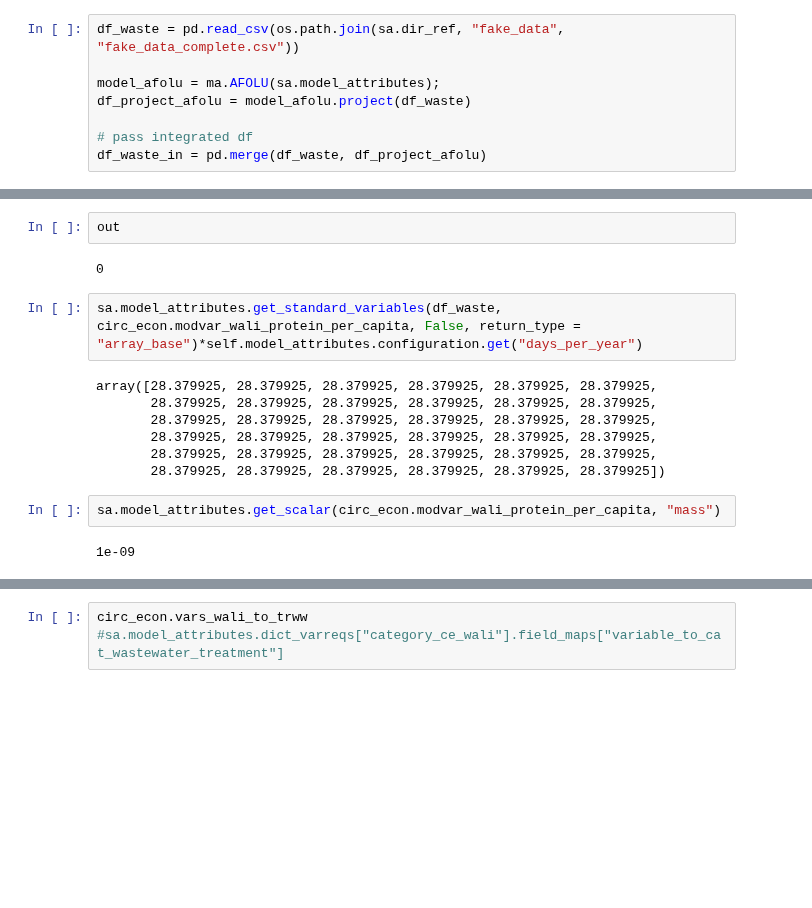
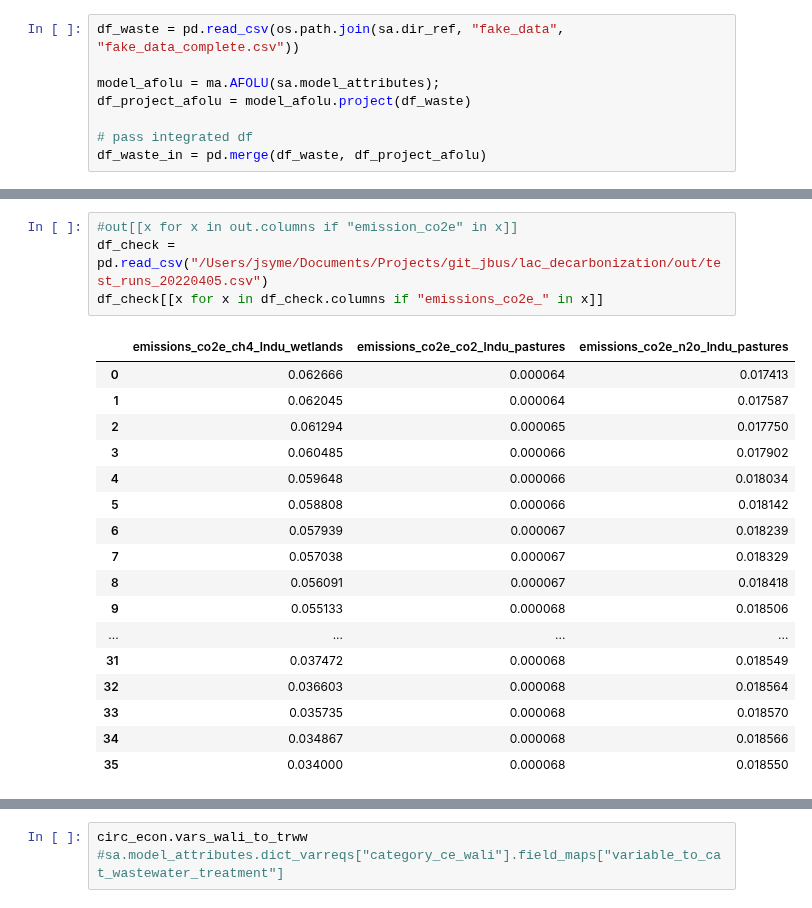
Before and after one commit to jarojasag/lac_decarbonization, a Jupyter notebook: python/build_waste.ipynb, the cells around one changed output, grey strips where cells are left out. Cells and saved outputs as stored; diff of their text form; blank space fills up the shorter version.

```diff
--- a/python/build_waste.ipynb
+++ b/python/build_waste.ipynb
@@ -649,17 +735,22 @@ np.round(time1 - time0, 3)
-# %%
-out
-# %% [output]
-0
-# %%
-sa.model_attributes.get_standard_variables(df_waste, circ_econ.modvar_wali_protein_per_capita, False, return_type = "array_base")*self.model_attributes.configuration.get("days_per_year")
-# %% [output]
-array([28.379925, 28.379925, 28.379925, 28.379925, 28.379925, 28.379925,
-       28.379925, 28.379925, 28.379925, 28.379925, 28.379925, 28.379925,
-       28.379925, 28.379925, 28.379925, 28.379925, 28.379925, 28.379925,
-       28.379925, 28.379925, 28.379925, 28.379925, 28.379925, 28.379925,
-       28.379925, 28.379925, 28.379925, 28.379925, 28.379925, 28.379925,
-       28.379925, 28.379925, 28.379925, 28.379925, 28.379925, 28.379925])
-# %%
-sa.model_attributes.get_scalar(circ_econ.modvar_wali_protein_per_capita, "mass")
-# %% [output]
-1e-09
+# %%
+#out[[x for x in out.columns if "emission_co2e" in x]]
+df_check = pd.read_csv("/Users/jsyme/Documents/Projects/git_jbus/lac_decarbonization/out/test_runs_20220405.csv")
+df_check[[x for x in df_check.columns if "emissions_co2e_" in x]]
+# %% [output]
+|  | emissions_co2e_ch4_lndu_wetlands | emissions_co2e_co2_lndu_pastures | emissions_co2e_n2o_lndu_pastures |
+| 0 | 0.062666 | 0.000064 | 0.017413 |
+| 1 | 0.062045 | 0.000064 | 0.017587 |
+| 2 | 0.061294 | 0.000065 | 0.017750 |
+| 3 | 0.060485 | 0.000066 | 0.017902 |
+| 4 | 0.059648 | 0.000066 | 0.018034 |
+| 5 | 0.058808 | 0.000066 | 0.018142 |
+| 6 | 0.057939 | 0.000067 | 0.018239 |
+| 7 | 0.057038 | 0.000067 | 0.018329 |
+| 8 | 0.056091 | 0.000067 | 0.018418 |
+| 9 | 0.055133 | 0.000068 | 0.018506 |
+| ... | ... | ... | ... |
+| 31 | 0.037472 | 0.000068 | 0.018549 |
+| 32 | 0.036603 | 0.000068 | 0.018564 |
+| 33 | 0.035735 | 0.000068 | 0.018570 |
+| 34 | 0.034867 | 0.000068 | 0.018566 |
+| 35 | 0.034000 | 0.000068 | 0.018550 |
```
Also changed, not shown: parts of 10 cells of this notebook, 14 other files.
